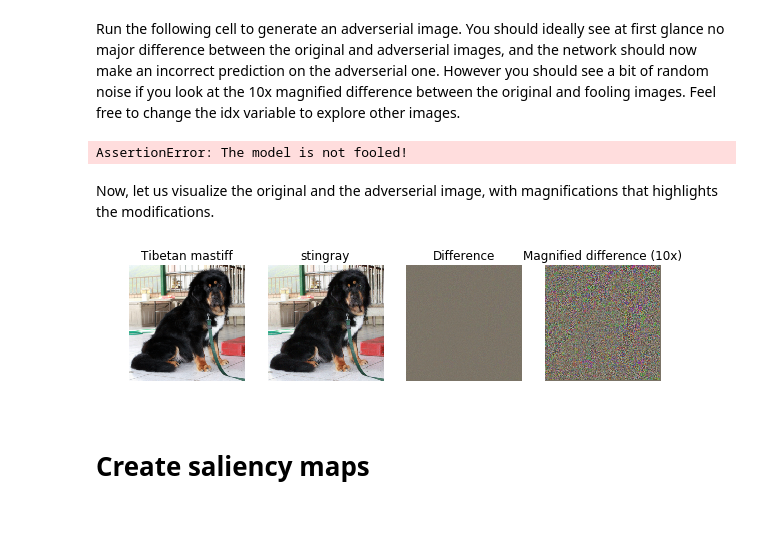
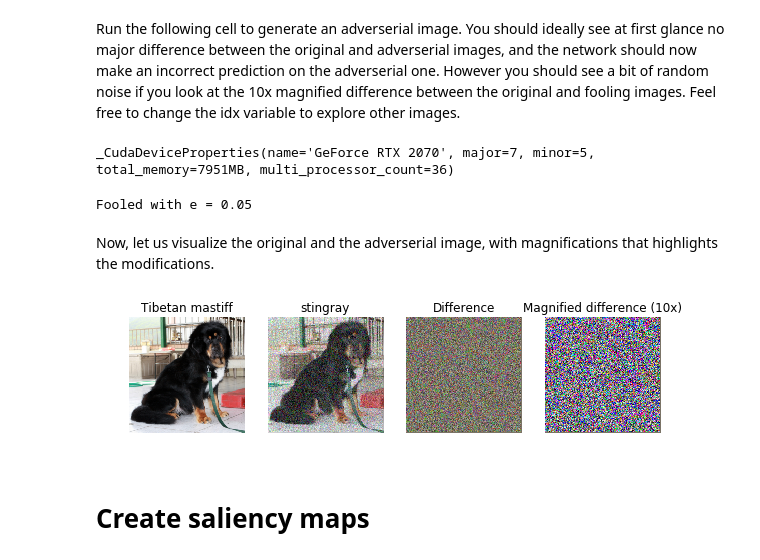
Before and after one commit to ivartz/IN9400_exercises, a Jupyter notebook: week10/exercise/exercise_visualization/in5400_exercise_visualization.ipynb, the cells around one changed output. Drawn from its saved outputs; the diff is of its cells as text; code cells hidden in the pictures; blank space fills up the shorter version.

Commit message:
finish week10 exercise on CNN visualization. Add week11 lecture material

```diff
--- a/week10/exercise/exercise_visualization/in5400_exercise_visualization.ipynb
+++ b/week10/exercise/exercise_visualization/in5400_exercise_visualization.ipynb
@@ -150,34 +150,39 @@ def make_fastgradsign_image(X, target_y, model):
     # You can print your progress over iterations to check your algorithm.       #
     ##############################################################################
 
+    learning_rate = 10
 
     ## Do a number of iterations
-
+    while True:
+        # Increment epsilon
+        # This was not hinted in the exercise, boo!!
+        epsilon += 0.01
 
         # Forward pass X_Adver to get the scores
+        scores = model.forward(X_adver)
 
         #Get the index of the best class
+        index = torch.argmax(scores)
 
         # If the maximum score (index[0]) is equal to the target, break
-
+        if index.item() == target_y:
+            print('Fooled with e =', epsilon)
+            break
 
         # Get the score corresponding to the target class
-
-
-
+        target_score = scores[0, target_y]
 
         #Do a backward pass of target_score
-
+        target_score.backward()
 
         # Generate the gradient of X_adver
-
+        X_adver_grad = X_adver.grad.data
 
         # Update the image using gradient ascent
-
-
+        X_adver.data = X_adver.data + learning_rate*epsilon*X_adver_grad.sign()
 
         # zero out the gradients of X_adver for the next iteration
-
+        X_adver.grad.data.zero_() # The _ at the end makes this a method, and not a check returning a boolean.
 
 
     ##############################################################################
@@ -186,6 +191,11 @@ def make_fastgradsign_image(X, target_y, model):
     return X_adver
 # %% [markdown]
 Run the following cell to generate an adverserial image. You should ideally see at first glance no major difference between the original and adverserial images, and the network should now make an incorrect prediction on the adverserial one. However you should see a bit of random noise if you look at the 10x magnified difference between the original and fooling images. Feel free to change the idx variable to explore other images.
+# %%
+device = torch.device("cuda:0" if torch.cuda.is_available() else "cpu")
+torch.cuda.get_device_properties(0)
+# %% [output]
+_CudaDeviceProperties(name='GeForce RTX 2070', major=7, minor=5, total_memory=7951MB, multi_processor_count=36)
 # %%
 idx = 2
 #idx = 13
@@ -193,16 +203,18 @@ target_y = 6
 #target_y = 56
 #target_y = 472
 
-X_tensor = torch.cat([preprocess(Image.fromarray(x)) for x in X], dim=0)
-X_adver = make_fastgradsign_image(X_tensor[idx:idx+1], target_y, model)
+X_tensor = torch.cat([preprocess(Image.fromarray(x)) for x in X], dim=0).to('cpu')
+X_adver = make_fastgradsign_image(X_tensor[idx:idx+1], target_y, model.to('cpu'))
 
 scores = model(X_adver)
 assert target_y == scores.data.max(1)[1][0].item(), 'The model is not fooled!'
 # %% [output]
-AssertionError: The model is not fooled!
+Fooled with e = 0.05
 # %% [markdown]
 Now, let us visualize the original and the adverserial image, with magnifications that highlights the modifications.
 # %%
+Relevant data files are in /projects/inf5400/visualization
+
 X_adver_np = deprocess(X_adver.clone())
 X_adver_np = np.asarray(X_adver_np).astype(np.uint8)
 
@@ -210,34 +222,34 @@ plt.subplot(1, 5, 1)
 plt.imshow(X[idx])
 plt.title(class_names[y[idx]])
 plt.axis('off')
 
 plt.subplot(1, 5, 2)
 plt.imshow(X_adver_np)
 plt.title(class_names[target_y])
 plt.axis('off')
 
 plt.subplot(1, 5, 3)
 X_pre = preprocess(Image.fromarray(X[idx]))
 diff = np.asarray(deprocess(X_adver - X_pre, should_rescale=False))
 plt.imshow(diff)
 plt.title('Difference')
 plt.axis('off')
 
 plt.subplot(1, 5, 4)
 diff = np.asarray(deprocess(10 * (X_adver - X_pre), should_rescale=False))
 plt.imshow(diff)
 plt.title('Magnified difference (10x)')
 plt.axis('off')
 
 #plt.subplot(1, 5, 5)
 #plt.imshow(X[target_y])
 #plt.title('target original')
 #plt.axis('off')
 
 plt.gcf().set_size_inches(12, 5)
 plt.show()
 # %% [output]
-[figure, old version]
+[figure, new version]
 # %% [markdown]
 # Create saliency maps
 # %% [markdown]
```
Also changed, not shown: parts of 3 cells of this notebook, 4 other files.
